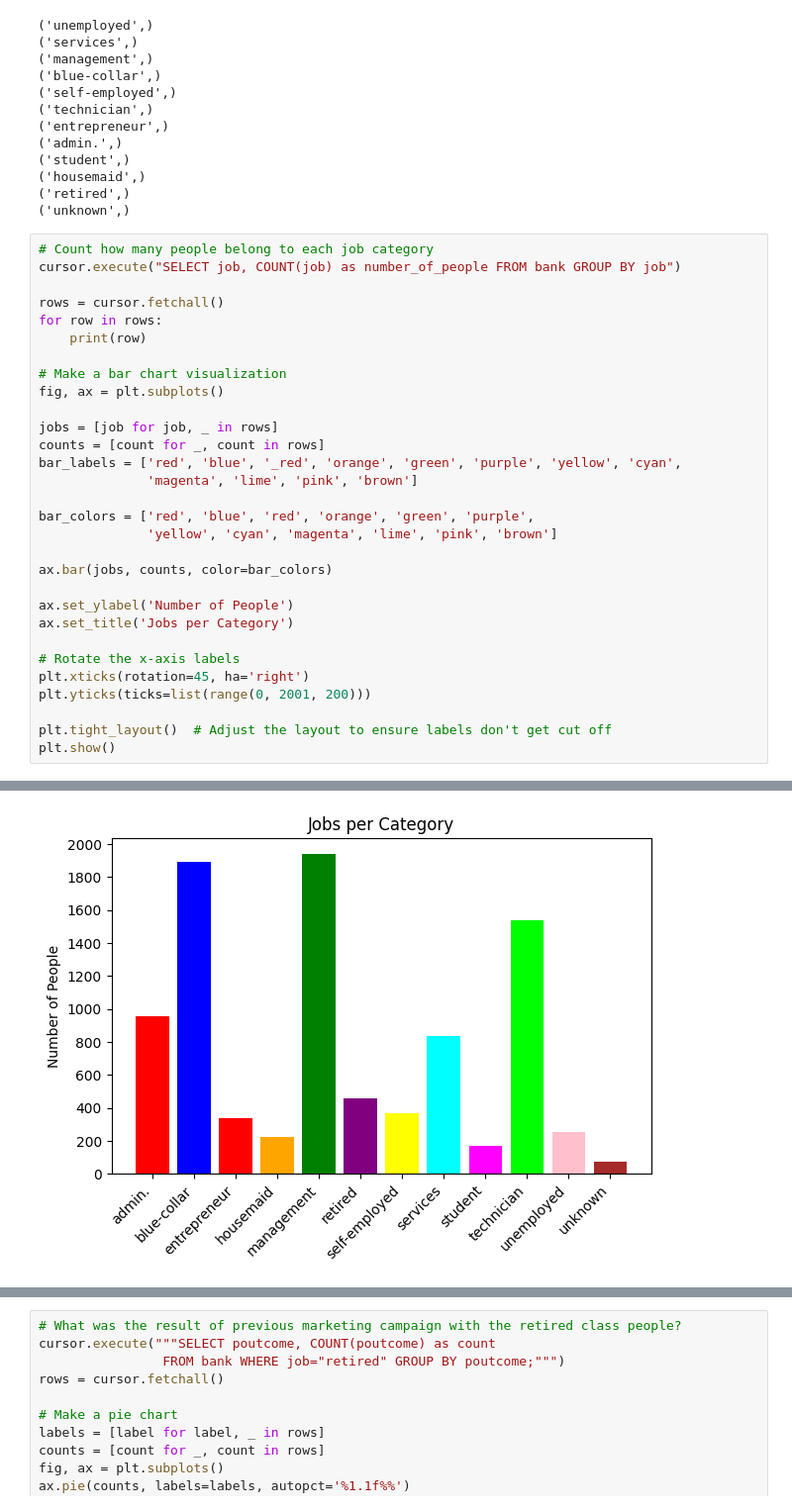
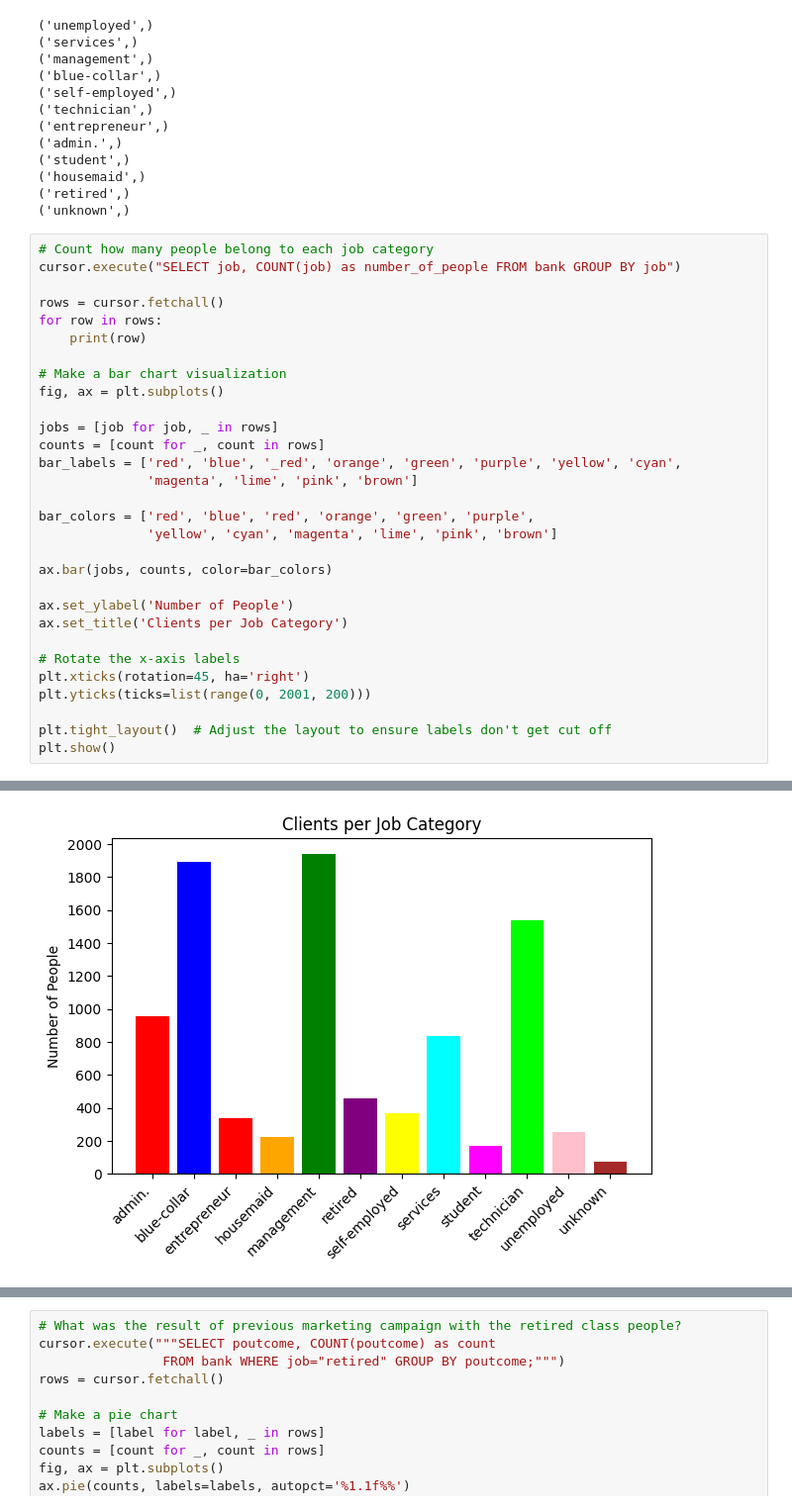
Before and after one commit to marttiil/bank-data-sql-analysis, a Jupyter notebook: sql_bank_analysis.ipynb, the cells around one changed output, grey strips where cells are left out. Shown: that part at 99% size. Saved outputs shown, nothing was run; the diff lists cells and outputs as text.

```diff
--- a/sql_bank_analysis.ipynb
+++ b/sql_bank_analysis.ipynb
@@ -54,35 +54,35 @@ jobs = [job for job, _ in rows]
 counts = [count for _, count in rows]
 bar_labels = ['red', 'blue', '_red', 'orange', 'green', 'purple', 'yellow', 'cyan',
               'magenta', 'lime', 'pink', 'brown']
 
 bar_colors = ['red', 'blue', 'red', 'orange', 'green', 'purple',
               'yellow', 'cyan', 'magenta', 'lime', 'pink', 'brown']
 
 ax.bar(jobs, counts, color=bar_colors)
 
 ax.set_ylabel('Number of People')
-ax.set_title('Jobs per Category')
+ax.set_title('Clients per Job Category')
 
 # Rotate the x-axis labels
 plt.xticks(rotation=45, ha='right')
 plt.yticks(ticks=list(range(0, 2001, 200)))
 
 plt.tight_layout()  # Adjust the layout to ensure labels don't get cut off
 plt.show()
 # %% [output]
 ('admin.', 956)
 ('blue-collar', 1892)
 ('entrepreneur', 336)
 ('housemaid', 224)
 ('management', 1938)
 ('retired', 460)
 ('self-employed', 366)
 ('services', 834)
 ('student', 168)
 ('technician', 1536)
 ('unemployed', 256)
 ('unknown', 76)
-[figure, old version]
+[figure, new version]
 # %%
 # Find average yearly balances for each job category whose balance is greater than 0
 cursor.execute("""SELECT job, AVG(balance) as average_balance FROM
```
Also changed, not shown: parts of 1 cell of this notebook.
